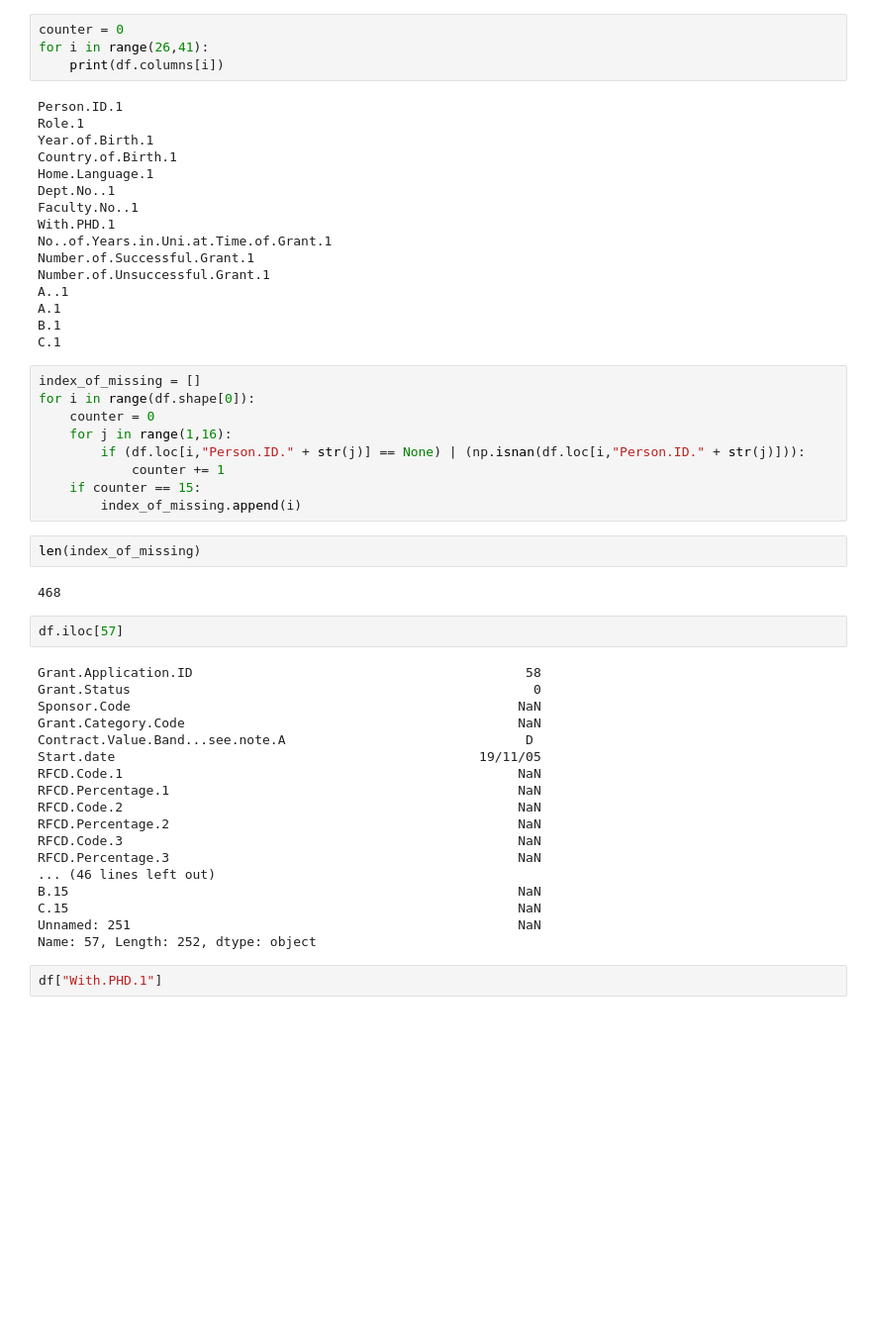
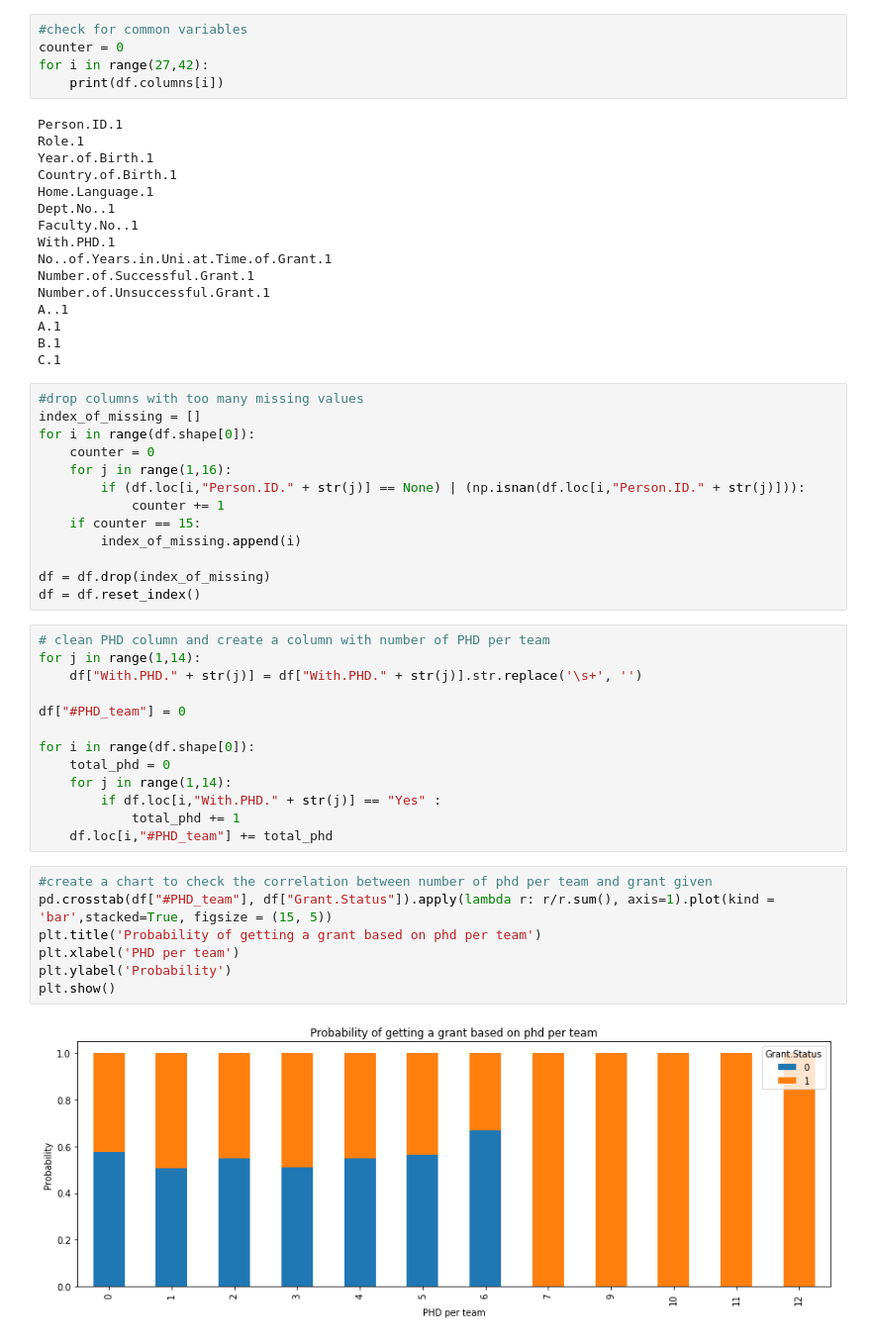
Before and after one commit to Charles1104/Kaggle-Competition, a Jupyter notebook: Grant Prediction.ipynb, the cells around one changed output. Shown: that part at 99% size. Drawn from its saved outputs; the diff is of its cells as text; blank space fills up the shorter version.

```diff
--- a/Grant Prediction.ipynb
+++ b/Grant Prediction.ipynb
@@ -13,8 +19,9 @@ print(counter)
 # %% [output]
 214
 # %%
+#check for common variables
 counter = 0
-for i in range(26,41):
+for i in range(27,42):
     print(df.columns[i])
 # %% [output]
 Person.ID.1
@@ -33,6 +40,7 @@ A.1
 B.1
 C.1
 # %%
+#drop columns with too many missing values
 index_of_missing = []
 for i in range(df.shape[0]):
     counter = 0
@@ -41,29 +49,28 @@ for i in range(df.shape[0]):
             counter += 1
     if counter == 15:
         index_of_missing.append(i)
+
+df = df.drop(index_of_missing)
+df = df.reset_index()
-# %%
-len(index_of_missing)
-# %% [output]
-468
-# %%
-df.iloc[57]
-# %% [output]
-Grant.Application.ID                                           58
-Grant.Status                                                    0
-Sponsor.Code                                                  NaN
-Grant.Category.Code                                           NaN
-Contract.Value.Band...see.note.A                               D
-Start.date                                               19/11/05
-RFCD.Code.1                                                   NaN
-RFCD.Percentage.1                                             NaN
-RFCD.Code.2                                                   NaN
-RFCD.Percentage.2                                             NaN
-RFCD.Code.3                                                   NaN
-RFCD.Percentage.3                                             NaN
-... (46 lines left out)
-B.15                                                          NaN
-C.15                                                          NaN
-Unnamed: 251                                                  NaN
-Name: 57, Length: 252, dtype: object
-# %%
-df["With.PHD.1"]
+# %%
+# clean PHD column and create a column with number of PHD per team
+for j in range(1,14):
+    df["With.PHD." + str(j)] = df["With.PHD." + str(j)].str.replace('\s+', '')
+
+df["#PHD_team"] = 0
+
+for i in range(df.shape[0]):
+    total_phd = 0
+    for j in range(1,14):
+        if df.loc[i,"With.PHD." + str(j)] == "Yes" :
+            total_phd += 1
+    df.loc[i,"#PHD_team"] += total_phd
+# %%
+#create a chart to check the correlation between number of phd per team and grant given
+pd.crosstab(df["#PHD_team"], df["Grant.Status"]).apply(lambda r: r/r.sum(), axis=1).plot(kind = 'bar',stacked=True, figsize = (15, 5))
+plt.title('Probability of getting a grant based on phd per team')
+plt.xlabel('PHD per team')
+plt.ylabel('Probability')
+plt.show()
+# %% [output]
+[figure, added]
```
Also changed, not shown: parts of 10 cells of this notebook, 3 other files.
